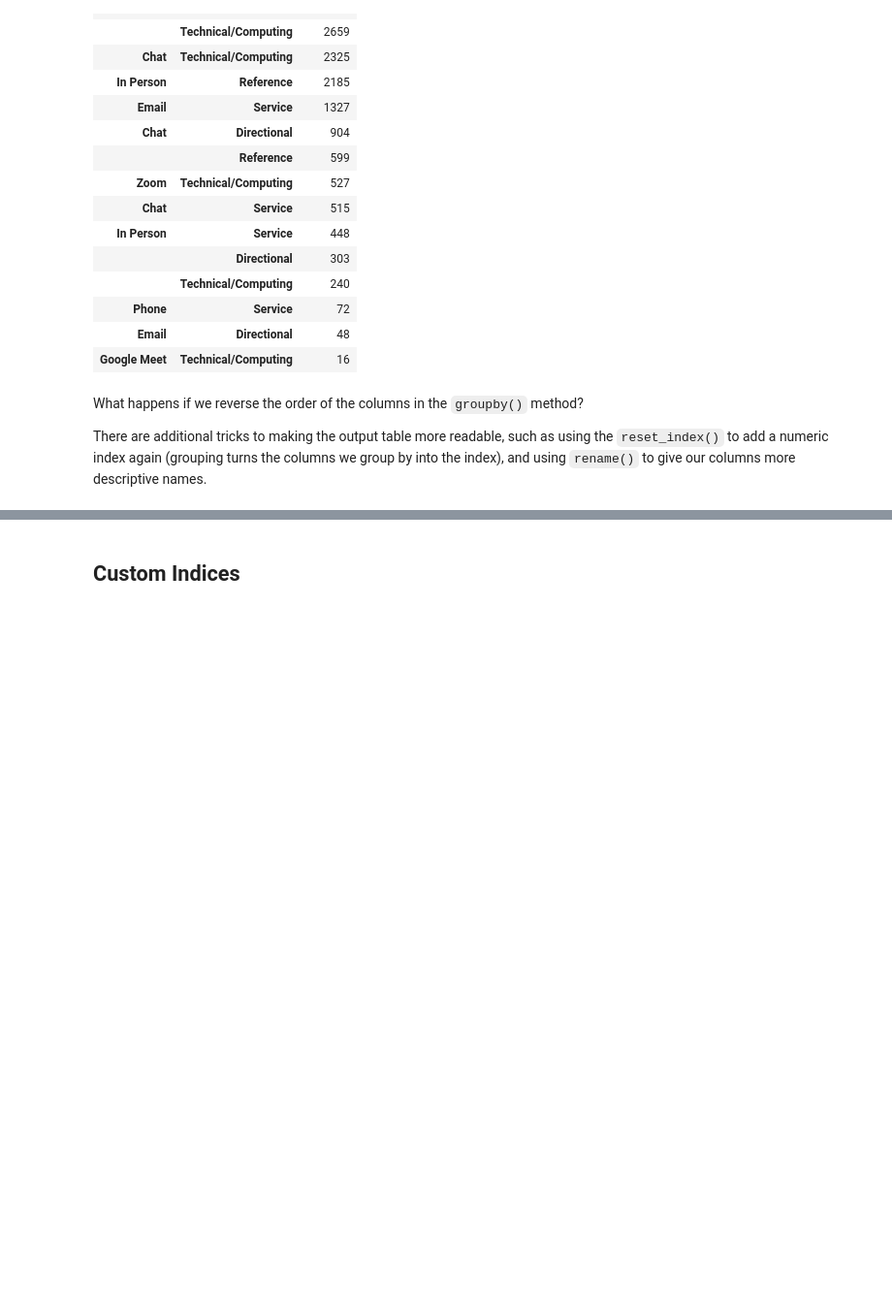
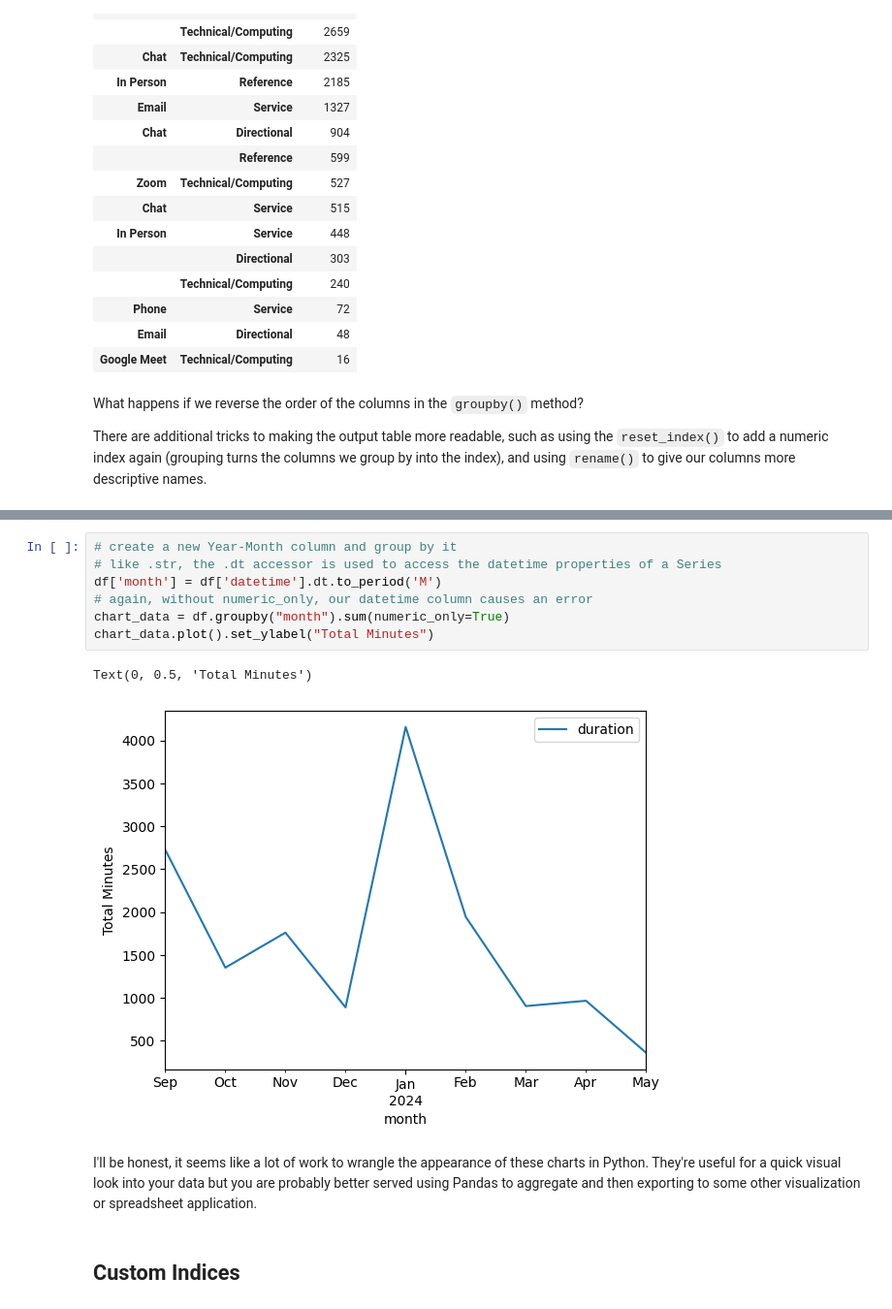
Before and after one commit to phette23/c4l24-python4lib, a Jupyter notebook: docs/pandas.ipynb, the cells around one changed output, grey strips where cells are left out. Shown at 97% size. Cells and saved outputs as stored; diff of their text form; blank space fills up the shorter version.

Commit message:
feat: pandas visualization

```diff
--- a/docs/pandas.ipynb
+++ b/docs/pandas.ipynb
@@ -327,3 +327,15 @@ TODO time-series plot of interactions by month?
+# %%
+# create a new Year-Month column and group by it
+# like .str, the .dt accessor is used to access the datetime properties of a Series
+df['month'] = df['datetime'].dt.to_period('M')
+# again, without numeric_only, our datetime column causes an error
+chart_data = df.groupby("month").sum(numeric_only=True)
+chart_data.plot().set_ylabel("Total Minutes")
+# %% [output]
+Text(0, 0.5, 'Total Minutes')
+[figure, added]
+# %% [markdown]
+I'll be honest, it seems like a lot of work to wrangle the appearance of these charts in Python. They're useful for a quick visual look into your data but you are probably better served using Pandas to aggregate and then exporting to some other visualization or spreadsheet application.
 # %% [markdown]
 ## Custom Indices
 # %% [markdown]
```
Also changed, not shown: parts of 3 cells of this notebook.
